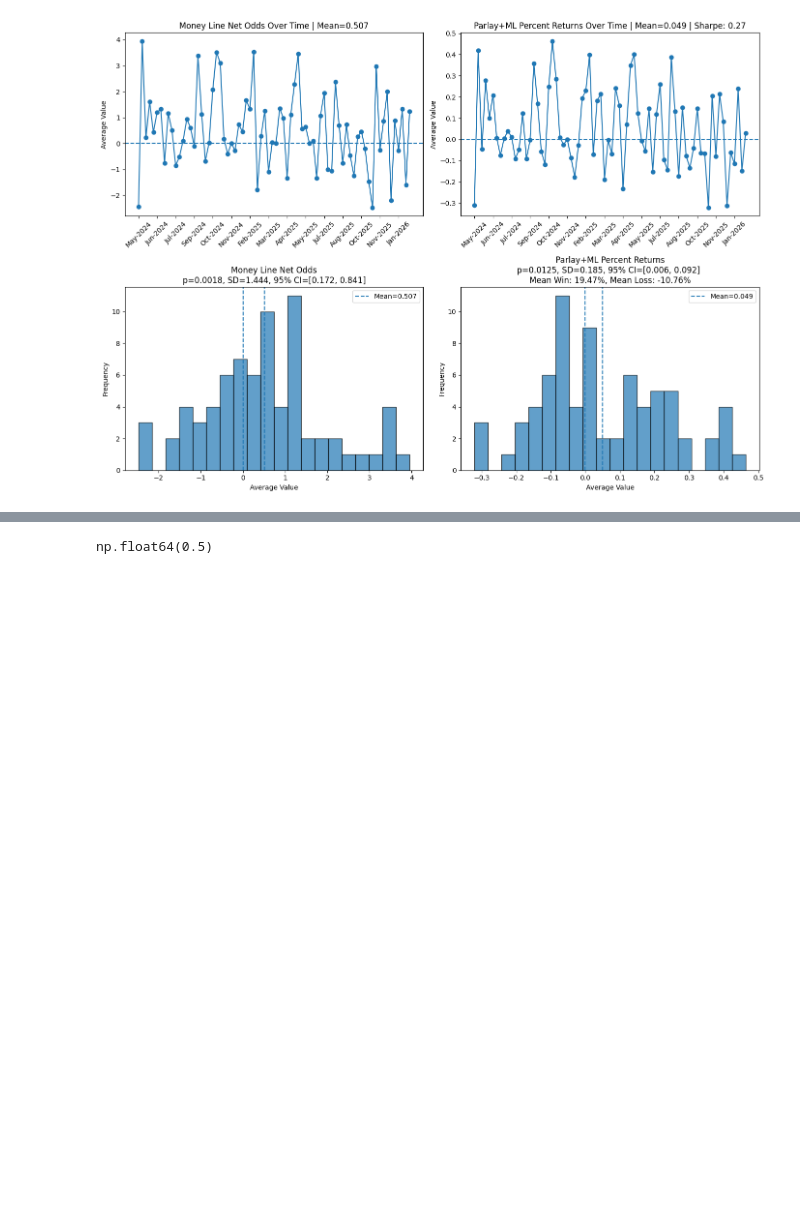
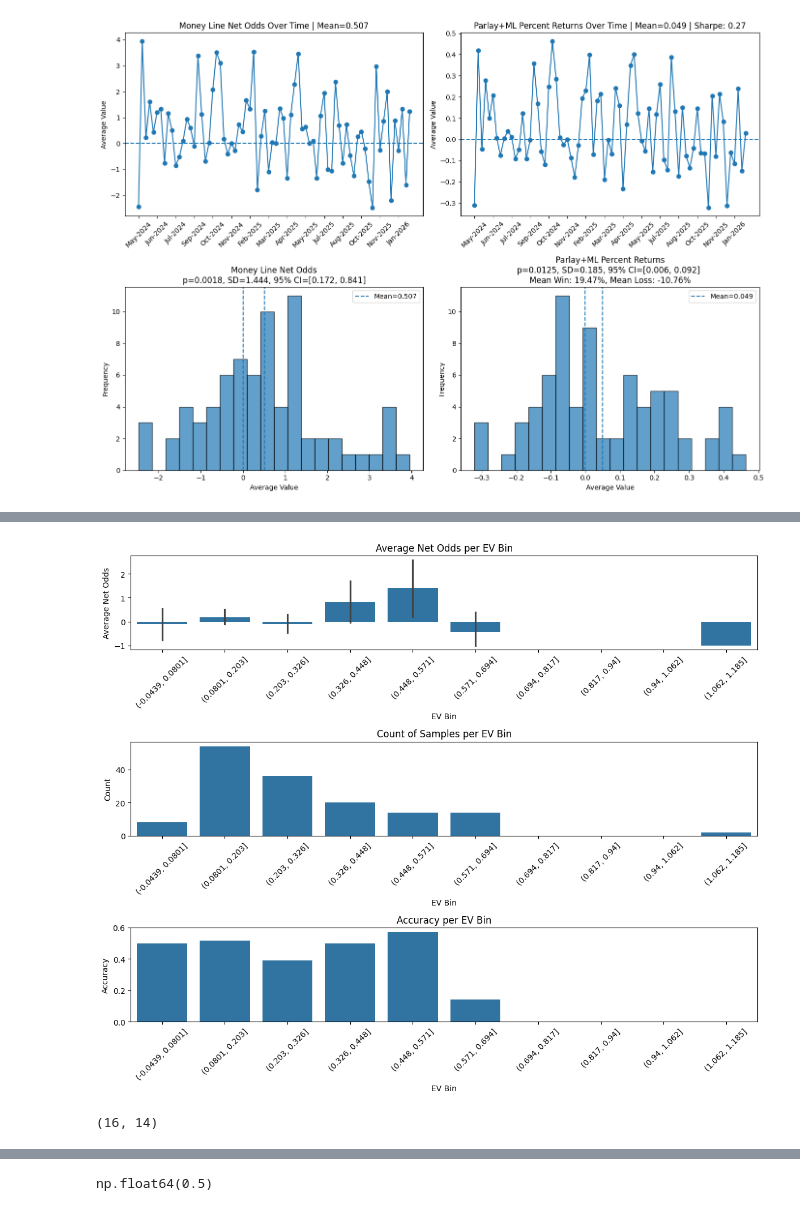
Before and after one commit to jcmarkowicz/sports_betting, a Jupyter notebook: BettingStrategy/KellyStrategy/betting_backtest/kelly_sim.ipynb, the cells around one changed output, grey strips where cells are left out. Cells and saved outputs as stored; diff of their text form; code cells hidden in the pictures; blank space fills up the shorter version.

```diff
--- a/BettingStrategy/KellyStrategy/betting_backtest/kelly_sim.ipynb
+++ b/BettingStrategy/KellyStrategy/betting_backtest/kelly_sim.ipynb
@@ -197,0 +326,8 @@ plot_event_odds_stats(df_kelly2, path)
+# %%
+parlay_analysis(df_kelly2_parlay)
+# %% [output]
+[figure, added]
+# %%
+df_kelly2_parlay[df_kelly2_parlay['parlay_ev'] > .57].shape
+# %% [output]
+(16, 14)
```
Also changed, not shown: parts of 18 cells of this notebook, 29 other files.
